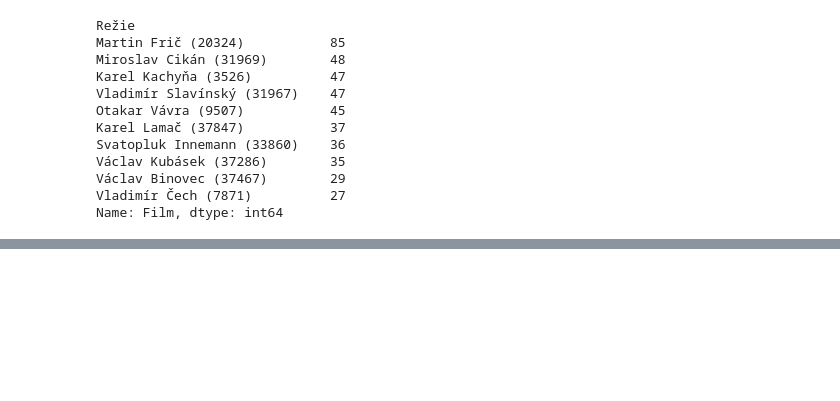
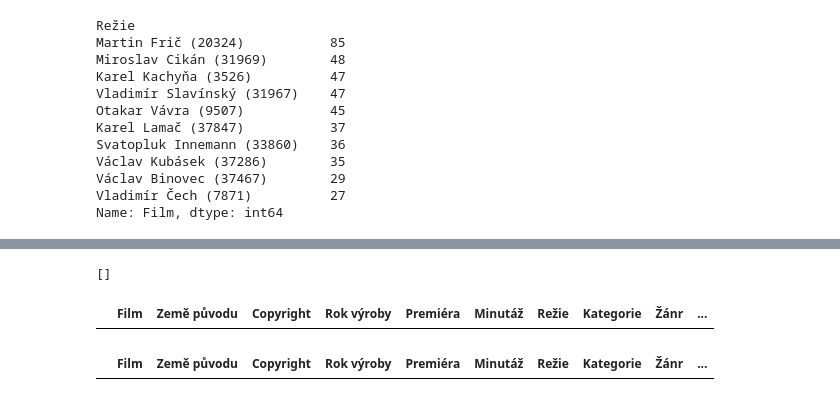
Before and after one commit to DataRozhlas/filmovy-prehled, a Jupyter notebook: 129 tvůrcovstvo aka Král Vávra.ipynb, the cells around one changed output, grey strips where cells are left out. Drawn from its saved outputs; the diff is of its cells as text; code cells hidden in the pictures; blank space fills up the shorter version.

```diff
--- a/129 tvůrcovstvo aka Král Vávra.ipynb
+++ b/129 tvůrcovstvo aka Král Vávra.ipynb
@@ -143,0 +174,4 @@ Name: Film, dtype: int64
+# %%
+odrezirovano = pd.Series(rezie.groupby("Režie")["Film"].nunique(), name="Odrežírováno")
+# %%
+rezie = rezie.merge(odrezirovano, on="Režie")
@@ -177,2 +286,14 @@ df.explode("Režie").explode("Kamera").groupby("Režie")["Kamera"].nunique().nla
+# %%
+rezie[rezie["Režie"] == "J. A. Holman"]["Kamera"].to_list()
+# %% [output]
+[]
+# %%
+rezie[rezie["Režie"].str.contains("/ž/")]
+# %% [output]
+|  | Film | Země původu | Copyright | Rok výroby | Premiéra | Minutáž | Režie | Kategorie | Žánr | ... |
+# %%
+rezie[rezie["Režie"] == "Otakar Vávra"]
+# %% [output]
+|  | Film | Země původu | Copyright | Rok výroby | Premiéra | Minutáž | Režie | Kategorie | Žánr | ... |
 # %%
 df.explode("Režie").explode("Dirigent").groupby("Režie")["Dirigent"].nunique().nlargest(10)
```
Also changed, not shown: parts of 59 cells of this notebook, 30 other files.
